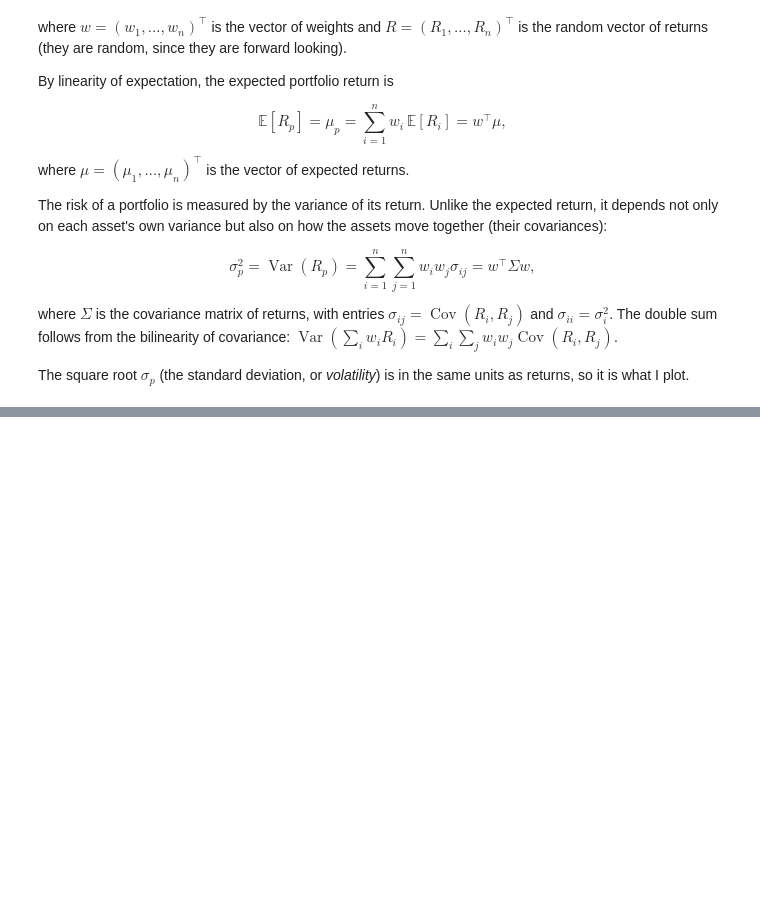
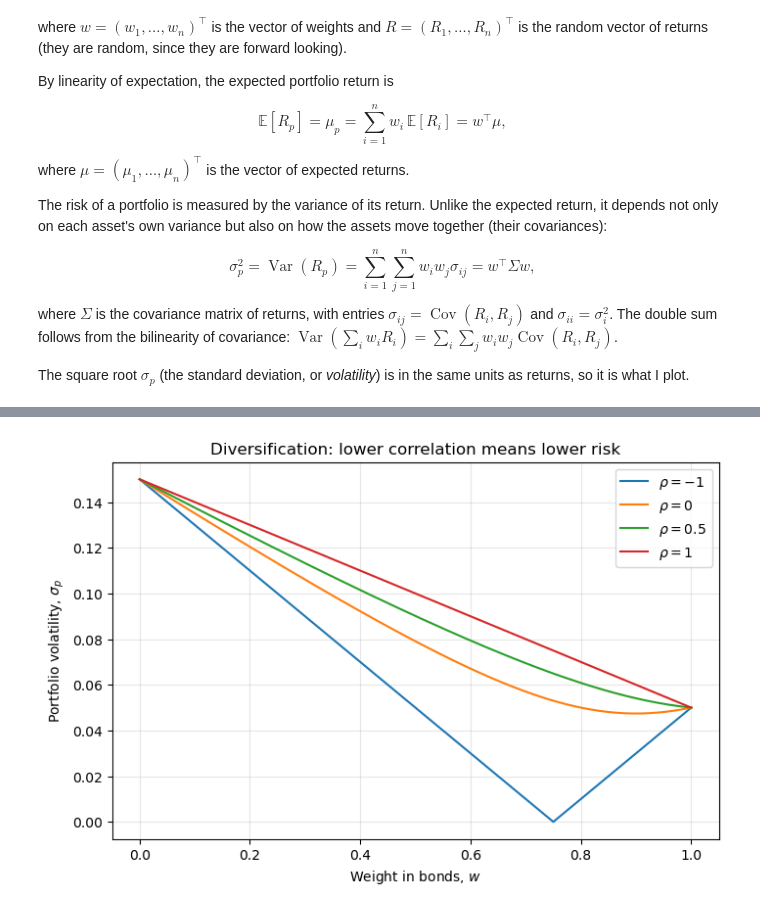
Before and after one commit to dimiturzhelezov/Markowitz-Portfolio-Optimization-with-real-data, a Jupyter notebook: Markowitz_Portfolio_Optimization_Project.ipynb, the cells around one changed output, grey strips where cells are left out. Saved outputs shown, nothing was run; the diff lists cells and outputs as text; code cells hidden in the pictures; blank space fills up the shorter version.

```diff
--- a/Markowitz_Portfolio_Optimization_Project.ipynb
+++ b/Markowitz_Portfolio_Optimization_Project.ipynb
@@ -78,0 +122,26 @@ The square root $\sigma_p$ (the standard deviation, or *volatility*) is in the s
+# %%
+sigma1 = 0.05
+sigma2 = 0.15
+
+#I am going to define the volatility as a function, then plot it, to demonstrate the effects of various correlations (-1, 0, 0.5, 1)
+def portfolio_volatility(w, rho):
+    cov12 = rho*sigma1*sigma2
+    st_dev = np.sqrt(w**2*sigma1**2 + (1 - w)**2*sigma2**2 + 2*w*(1 - w)*cov12)
+    return st_dev
+
+#linspace creates an array which gives equal space between each value, resulting in a grid of 201 weights from 0 to 1
+w = np.linspace(0, 1, 201)
+
+#I compute and draw one curve per correlation
+fig, ax = plt.subplots(figsize=(8, 5))
+for rho in [-1, 0, 0.5, 1]:
+    ax.plot(w, portfolio_volatility(w, rho), label=rf"$\rho = {rho}$")
+
+ax.set_xlabel(r"Weight in bonds, $w$")
+ax.set_ylabel(r"Portfolio volatility, $\sigma_p$")
+ax.set_title("Diversification: lower correlation means lower risk")
+ax.legend()
+ax.grid(alpha=0.3)
+plt.show()
+# %% [output]
+[figure, added]
```
Also changed, not shown: parts of 3 cells of this notebook.
